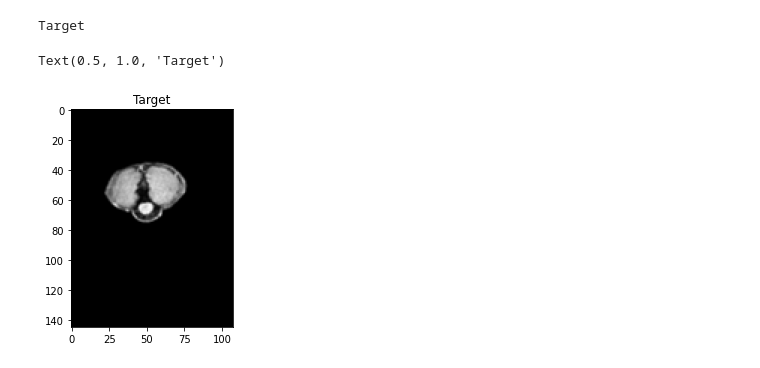
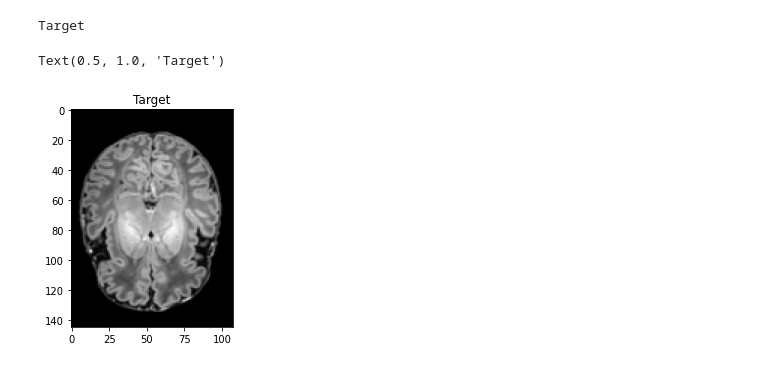
Before and after one commit to ExtremeViscent/SR-UNet, a Jupyter notebook: inference/inference.ipynb, the cells around one changed output. Drawn from its saved outputs; the diff is of its cells as text; code cells hidden in the pictures.

```diff
--- a/inference/inference.ipynb
+++ b/inference/inference.ipynb
@@ -217,11 +226,11 @@ Text(0.5, 1.0, 'Output')
 # %%
 print("Target")
-plt.imshow(target_array[0,40,...],cmap='gray')
+plt.imshow(target_array[target_array.shape[0]//2,...],cmap='gray')
 plt.title("Target")
 # %% [output]
 Target
 Text(0.5, 1.0, 'Target')
-[figure, old version]
+[figure, new version]
 # %%
 # for encoder in model.encoders:
 #     for param in encoder.parameters():
```
Also changed, not shown: parts of 5 cells of this notebook, 5 other files.
